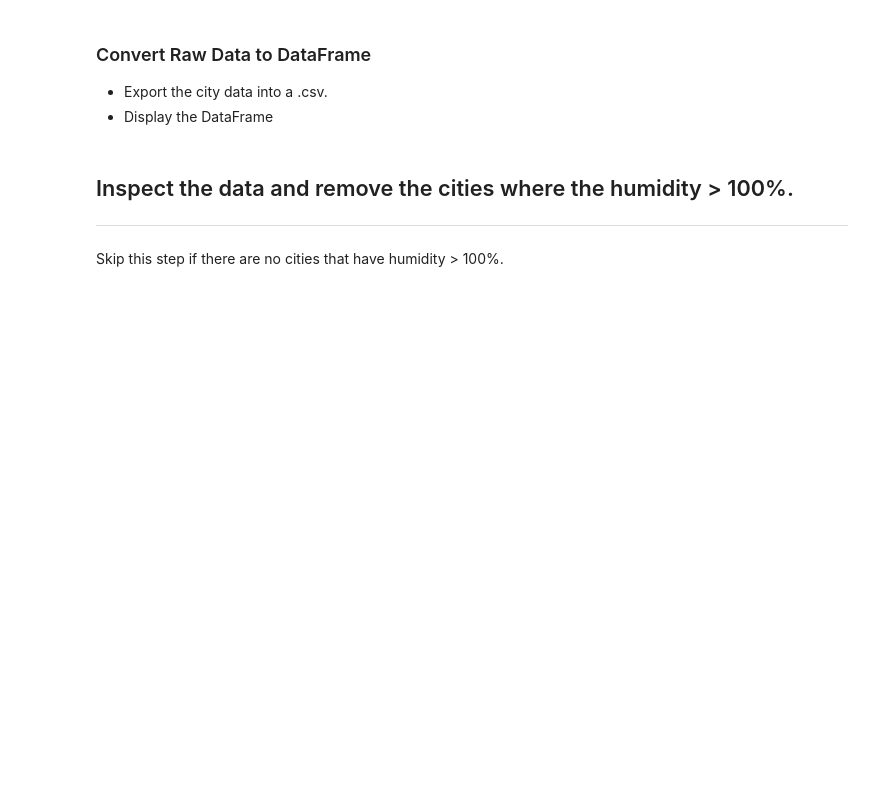
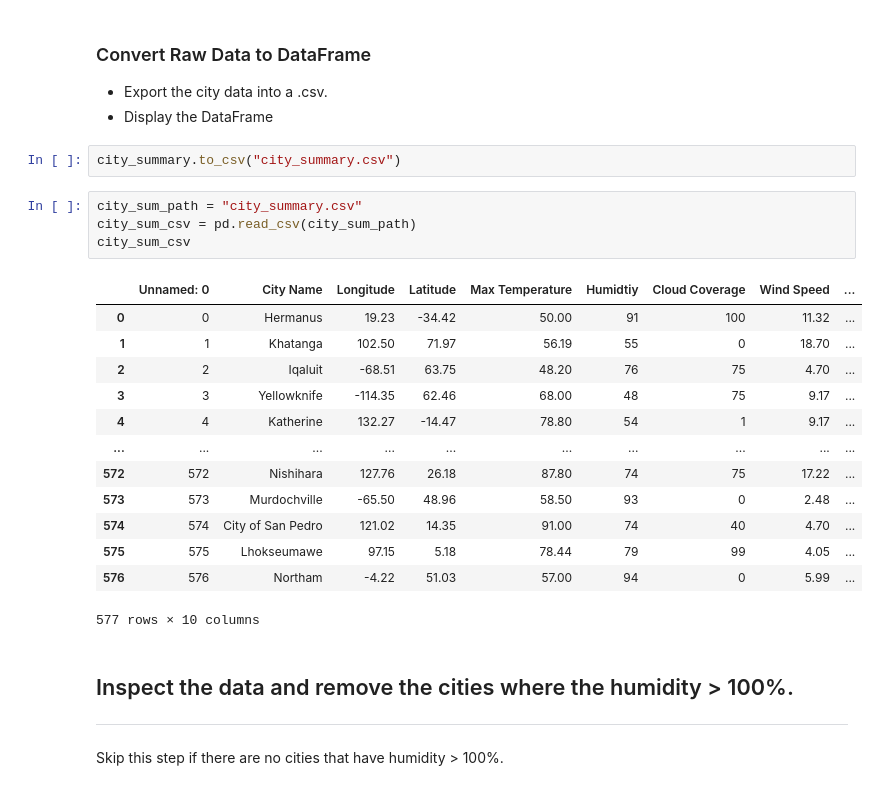
Before and after one commit to bourbonracer/Python-API-Challenge, a Jupyter notebook: starter_code/WeatherPy.ipynb, the cells around one changed output. Drawn from its saved outputs; the diff is of its cells as text; blank space fills up the shorter version.

```diff
--- a/starter_code/WeatherPy.ipynb
+++ b/starter_code/WeatherPy.ipynb
@@ -128,6 +132,26 @@ city_summary
 ### Convert Raw Data to DataFrame
 * Export the city data into a .csv.
 * Display the DataFrame
+# %%
+city_summary.to_csv("city_summary.csv")
+# %%
+city_sum_path = "city_summary.csv"
+city_sum_csv = pd.read_csv(city_sum_path)
+city_sum_csv
+# %% [output]
+|  | Unnamed: 0 | City Name | Longitude | Latitude | Max Temperature | Humidtiy | Cloud Coverage | Wind Speed | ... |
+| 0 | 0 | Hermanus | 19.23 | -34.42 | 50.00 | 91 | 100 | 11.32 | ... |
+| 1 | 1 | Khatanga | 102.50 | 71.97 | 56.19 | 55 | 0 | 18.70 | ... |
+| 2 | 2 | Iqaluit | -68.51 | 63.75 | 48.20 | 76 | 75 | 4.70 | ... |
+| 3 | 3 | Yellowknife | -114.35 | 62.46 | 68.00 | 48 | 75 | 9.17 | ... |
+| 4 | 4 | Katherine | 132.27 | -14.47 | 78.80 | 54 | 1 | 9.17 | ... |
+| ... | ... | ... | ... | ... | ... | ... | ... | ... | ... |
+| 572 | 572 | Nishihara | 127.76 | 26.18 | 87.80 | 74 | 75 | 17.22 | ... |
+| 573 | 573 | Murdochville | -65.50 | 48.96 | 58.50 | 93 | 0 | 2.48 | ... |
+| 574 | 574 | City of San Pedro | 121.02 | 14.35 | 91.00 | 74 | 40 | 4.70 | ... |
+| 575 | 575 | Lhokseumawe | 97.15 | 5.18 | 78.44 | 79 | 99 | 4.05 | ... |
+| 576 | 576 | Northam | -4.22 | 51.03 | 57.00 | 94 | 0 | 5.99 | ... |
+577 rows × 10 columns
 # %% [markdown]
 ## Inspect the data and remove the cities where the humidity > 100%.
 ----
```
Also changed, not shown: parts of 3 cells of this notebook.
